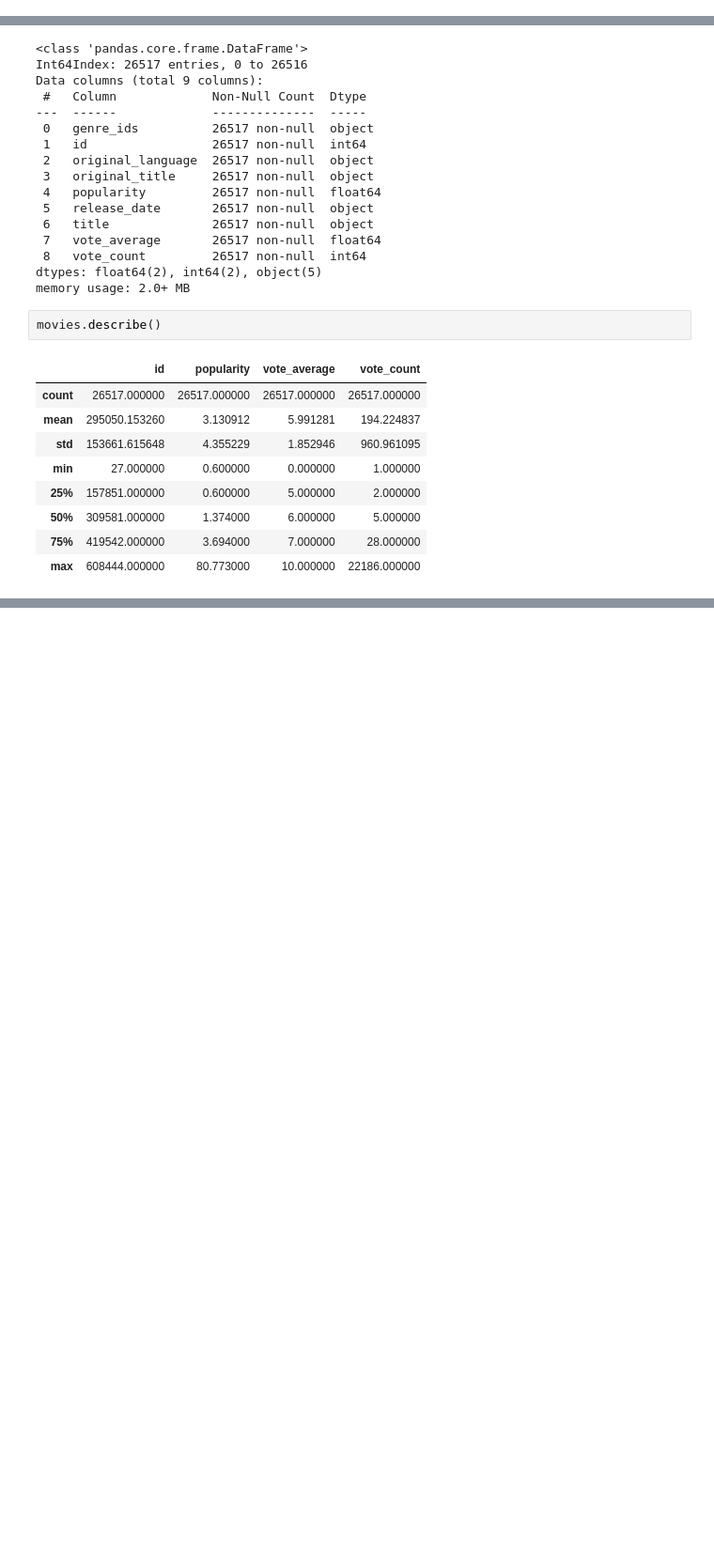
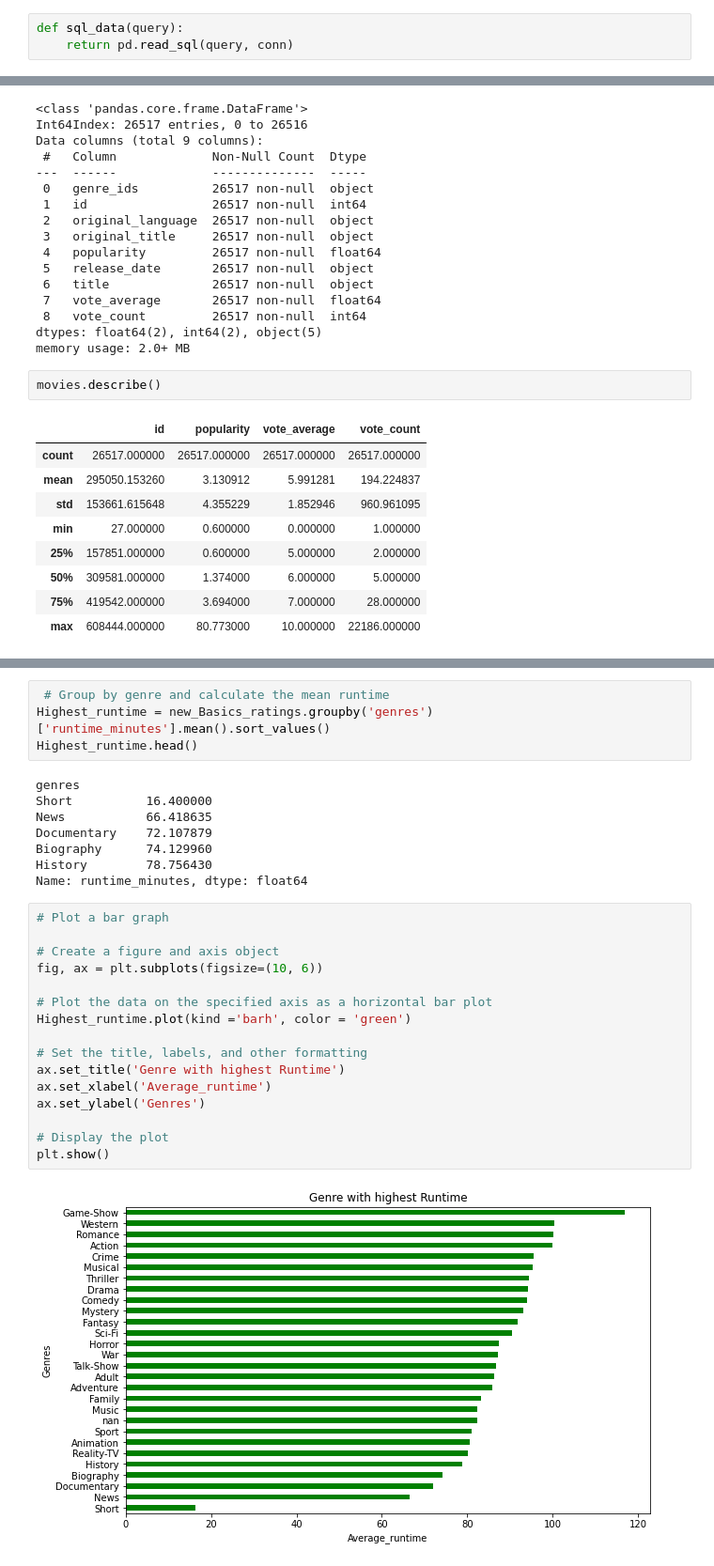
Before and after one commit to guddacandy/dsc-phase-1-project-v2-4, a Jupyter notebook: student.ipynb, the cells around one changed output, grey strips where cells are left out. Shown at 94% size. Cells and saved outputs as stored; diff of their text form; blank space fills up the shorter version.

```diff
--- a/student.ipynb
+++ b/student.ipynb
@@ -31,5 +31,8 @@ IMBD Dataset (im.db)
 creating a connection
 # %%
 conn = sqlite3.connect("zippedData/im.db")
+# %%
+def sql_data(query):
+    return pd.read_sql(query, conn)
 # %%
 #loading datasets
@@ -447,0 +844,30 @@ dtype: bool
+# %%
+ # Group by genre and calculate the mean runtime
+Highest_runtime = new_Basics_ratings.groupby('genres')['runtime_minutes'].mean().sort_values()
+Highest_runtime.head()
+# %% [output]
+genres
+Short          16.400000
+News           66.418635
+Documentary    72.107879
+Biography      74.129960
+History        78.756430
+Name: runtime_minutes, dtype: float64
+# %%
+# Plot a bar graph
+
+# Create a figure and axis object
+fig, ax = plt.subplots(figsize=(10, 6))
+
+# Plot the data on the specified axis as a horizontal bar plot
+Highest_runtime.plot(kind ='barh', color = 'green')
+
+# Set the title, labels, and other formatting
+ax.set_title('Genre with highest Runtime')
+ax.set_xlabel('Average_runtime')
+ax.set_ylabel('Genres')
+
+# Display the plot
+plt.show()
+# %% [output]
+[figure, added]
```
Also changed, not shown: parts of 103 cells of this notebook, 1 other file.
